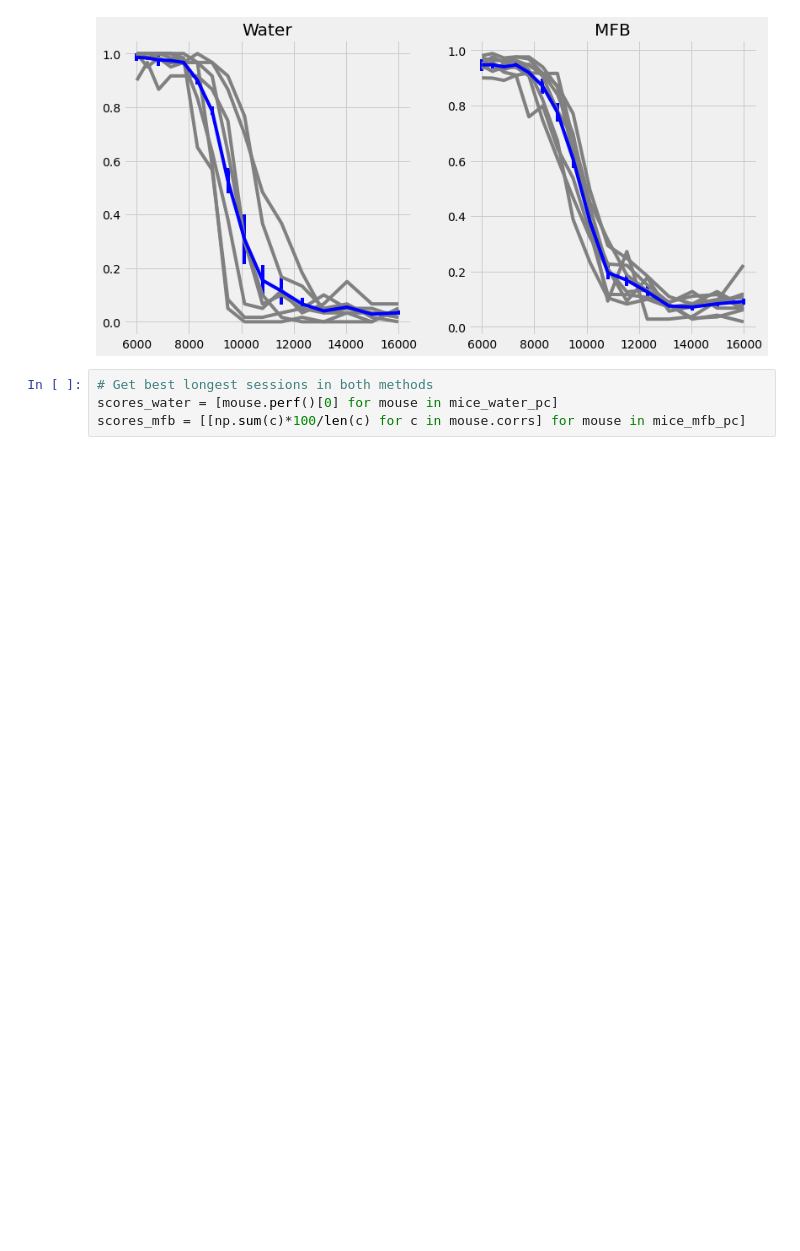
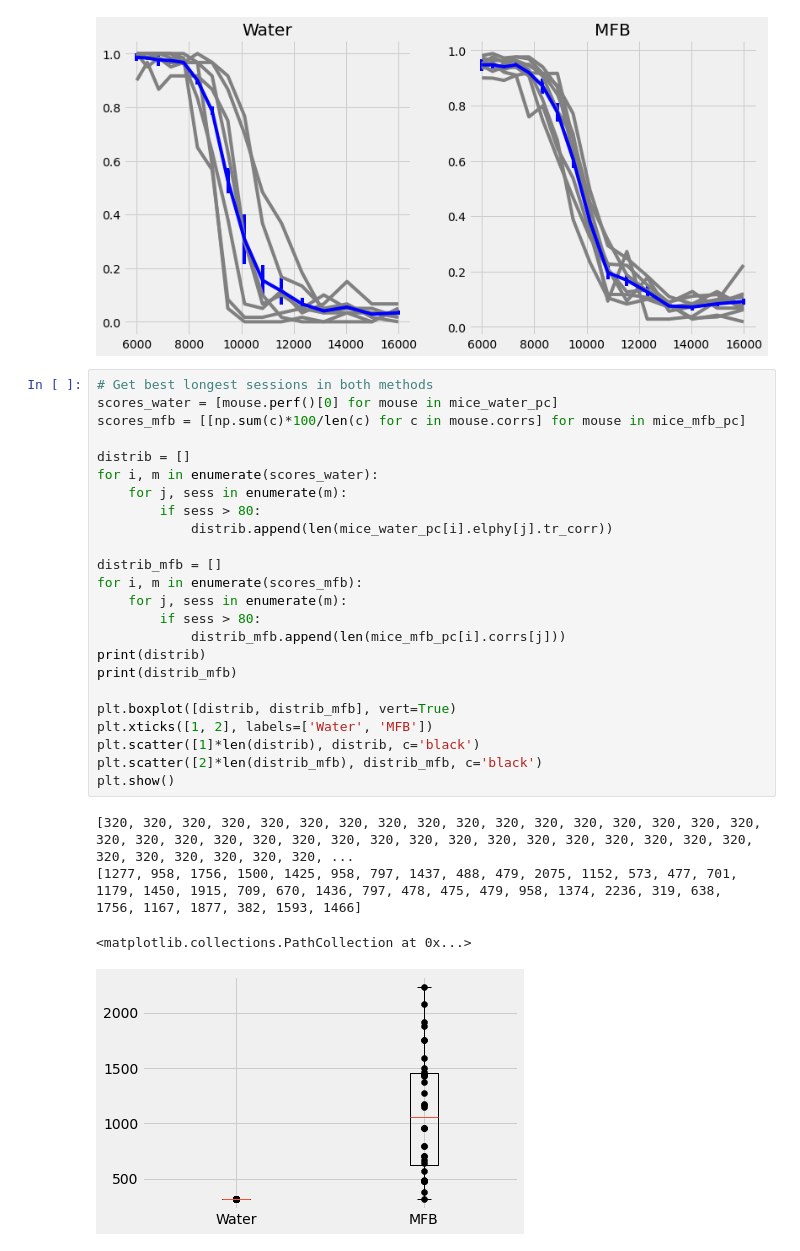
Before and after one commit to AntoninVerdier/Utilities, a Jupyter notebook: Elphy_Analysis/MFB_Figures.ipynb, the cells around one changed output. Cells and saved outputs as stored; diff of their text form; blank space fills up the shorter version.

Commit message:
add distrib of sessions

```diff
--- a/Elphy_Analysis/MFB_Figures.ipynb
+++ b/Elphy_Analysis/MFB_Figures.ipynb
@@ -399,7 +403,32 @@ axs[1].set_title('MFB')
 plt.show()
 # %% [output]
 [figure]
-# %%
-# Get best longest sessions in both methods
-scores_water = [mouse.perf()[0] for mouse in mice_water_pc]
-scores_mfb = [[np.sum(c)*100/len(c) for c in mouse.corrs] for mouse in mice_mfb_pc]
+# %%
+# Get best longest sessions in both methods
+scores_water = [mouse.perf()[0] for mouse in mice_water_pc]
+scores_mfb = [[np.sum(c)*100/len(c) for c in mouse.corrs] for mouse in mice_mfb_pc]
+
+distrib = []
+for i, m in enumerate(scores_water):
+    for j, sess in enumerate(m):
+        if sess > 80:
+            distrib.append(len(mice_water_pc[i].elphy[j].tr_corr))
+
+distrib_mfb = []
+for i, m in enumerate(scores_mfb):
+    for j, sess in enumerate(m):
+        if sess > 80:
+            distrib_mfb.append(len(mice_mfb_pc[i].corrs[j]))
+print(distrib)
+print(distrib_mfb)
+
+plt.boxplot([distrib, distrib_mfb], vert=True)
+plt.xticks([1, 2], labels=['Water', 'MFB'])
+plt.scatter([1]*len(distrib), distrib, c='black')
+plt.scatter([2]*len(distrib_mfb), distrib_mfb, c='black')
+plt.show()
+# %% [output]
+[320, 320, 320, 320, 320, 320, 320, 320, 320, 320, 320, 320, 320, 320, 320, 320, 320, 320, 320, 320, 320, 320, 320, 320, 320, 320, 320, 320, 320, 320, 320, 320, 320, 320, 320, 320, 320, 320, 320, 320, ...
+[1277, 958, 1756, 1500, 1425, 958, 797, 1437, 488, 479, 2075, 1152, 573, 477, 701, 1179, 1450, 1915, 709, 670, 1436, 797, 478, 475, 479, 958, 1374, 2236, 319, 638, 1756, 1167, 1877, 382, 1593, 1466]
+<matplotlib.collections.PathCollection at 0x...>
+[figure, added]
```
Also changed, not shown: parts of 7 cells of this notebook, 1 other file.
